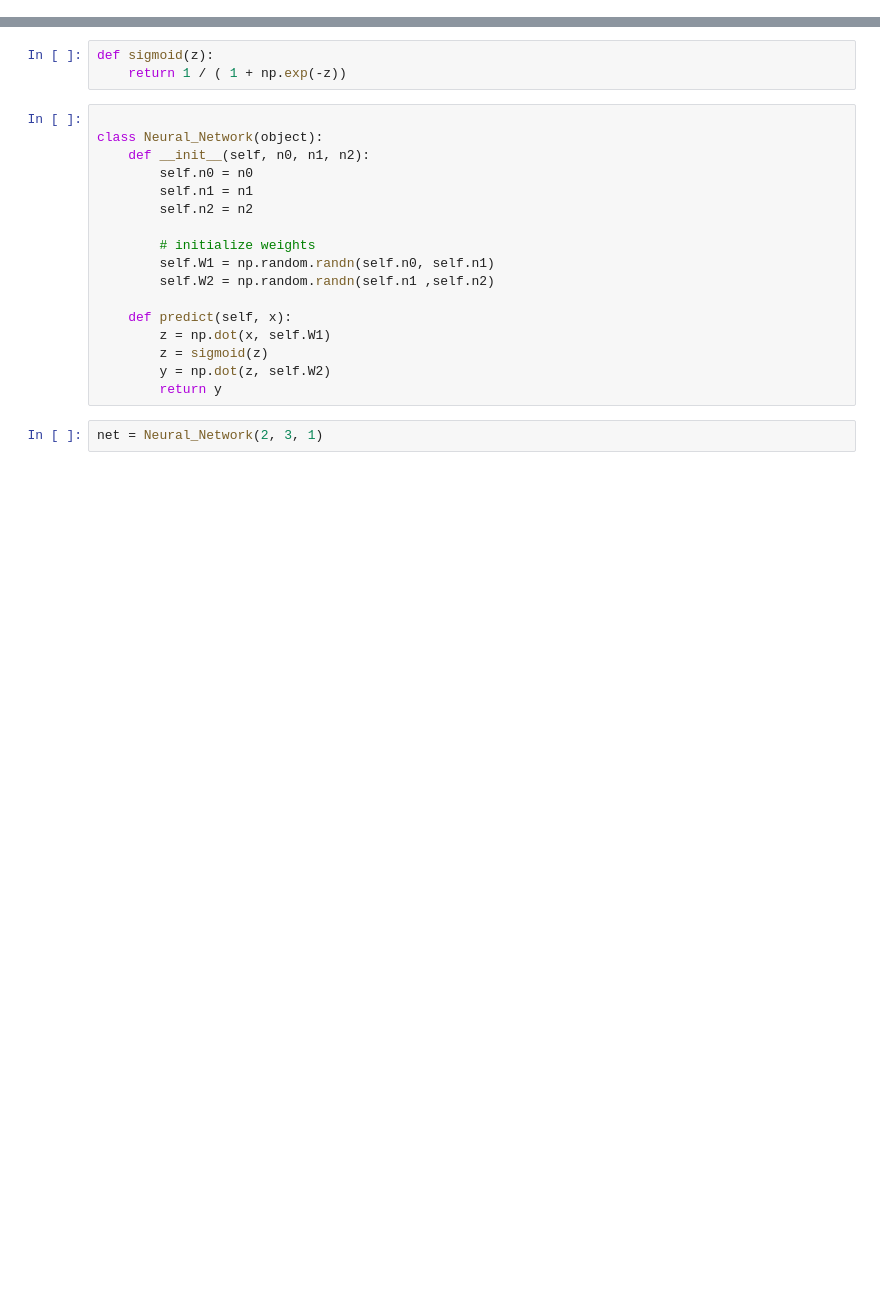
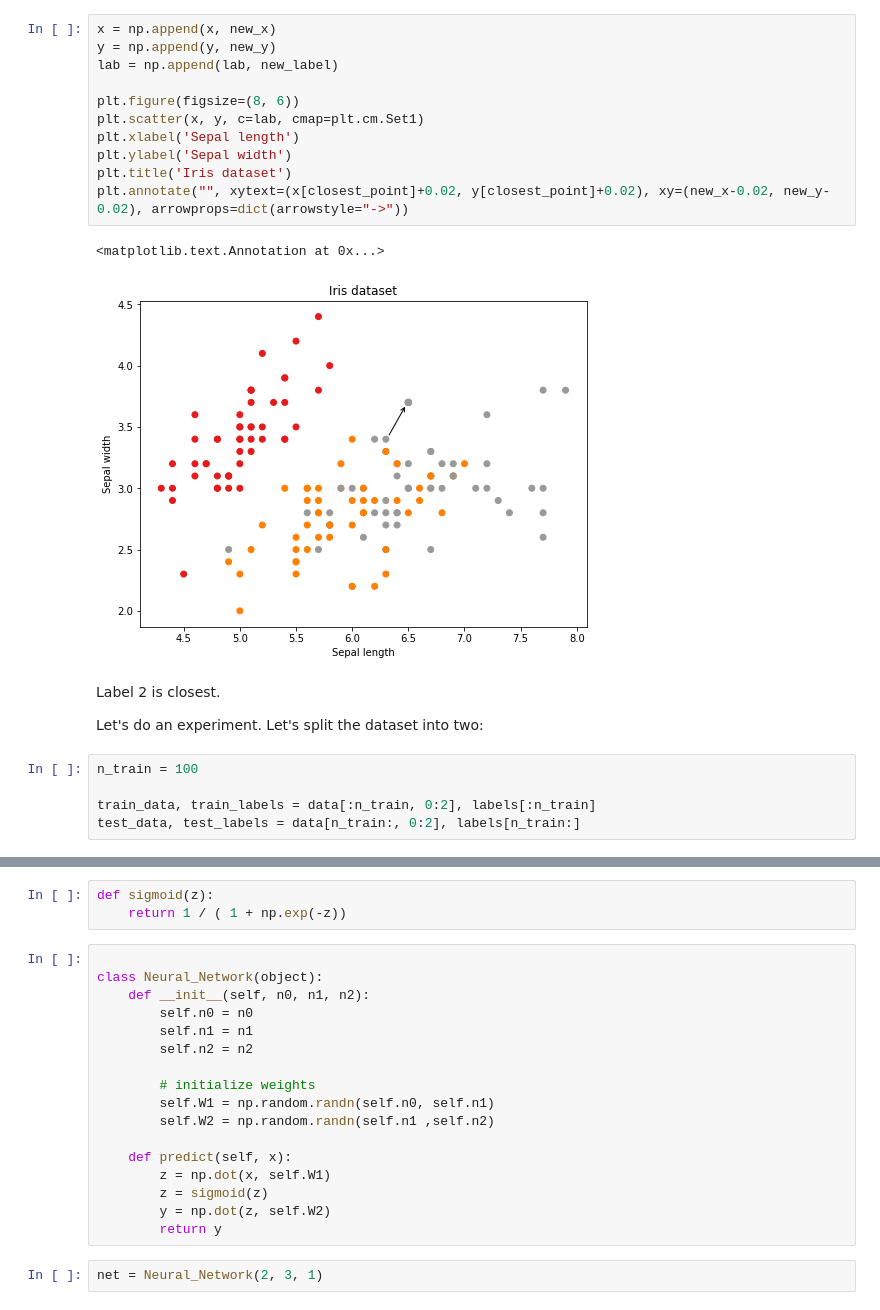
Before and after one commit to genekogan/course-ml4a, a Jupyter notebook: 01_neural_network.ipynb, the cells around one changed output, grey strips where cells are left out. Cells and saved outputs as stored; diff of their text form; blank space fills up the shorter version.

```diff
--- a/01_neural_network.ipynb
+++ b/01_neural_network.ipynb
@@ -146,0 +119,23 @@ y = np.array(([75], [82], [93]), dtype=float)
+# %%
+x = np.append(x, new_x)
+y = np.append(y, new_y)
+lab = np.append(lab, new_label)
+
+plt.figure(figsize=(8, 6))
+plt.scatter(x, y, c=lab, cmap=plt.cm.Set1)
+plt.xlabel('Sepal length')
+plt.ylabel('Sepal width')
+plt.title('Iris dataset')
+plt.annotate("", xytext=(x[closest_point]+0.02, y[closest_point]+0.02), xy=(new_x-0.02, new_y-0.02), arrowprops=dict(arrowstyle="->"))
+# %% [output]
+<matplotlib.text.Annotation at 0x...>
+[figure, added]
+# %% [markdown]
+Label 2 is closest.
+
+Let's do an experiment. Let's split the dataset into two:
+# %%
+n_train = 100
+
+train_data, train_labels = data[:n_train, 0:2], labels[:n_train]
+test_data, test_labels = data[n_train:, 0:2], labels[n_train:]
```
Also changed, not shown: parts of 27 cells of this notebook, 3 other files.
